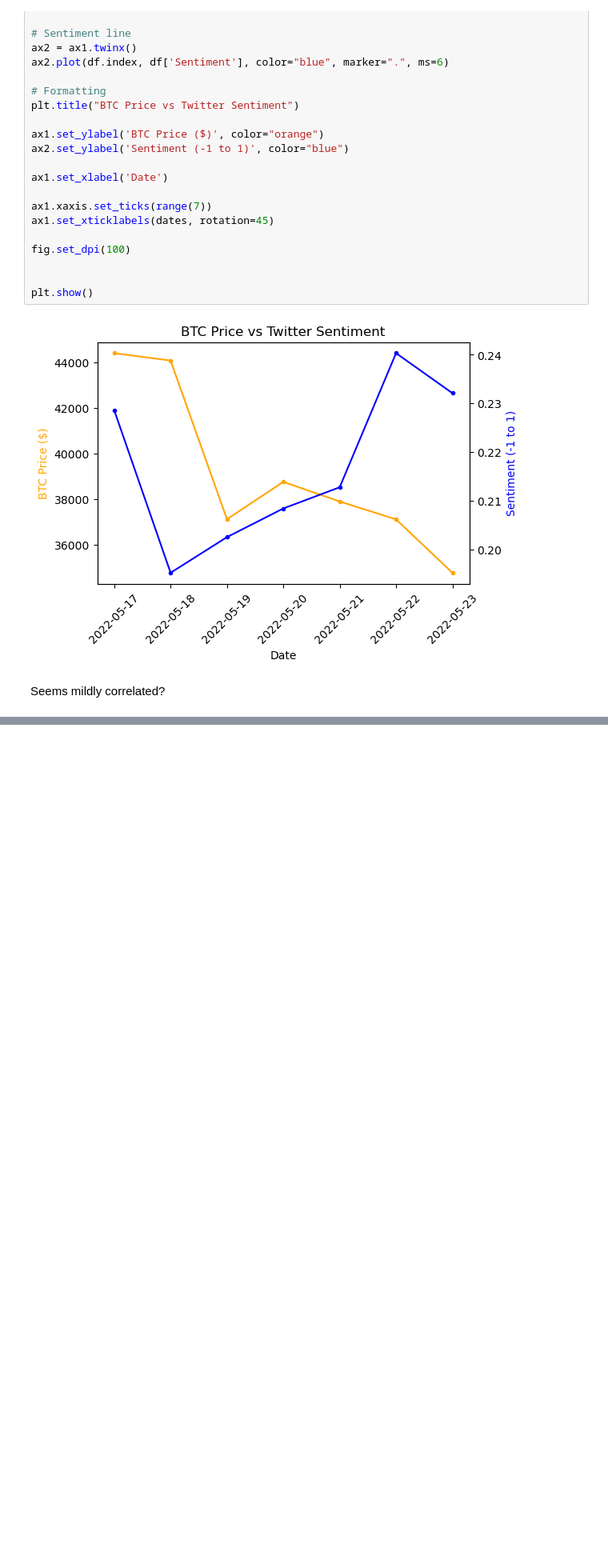
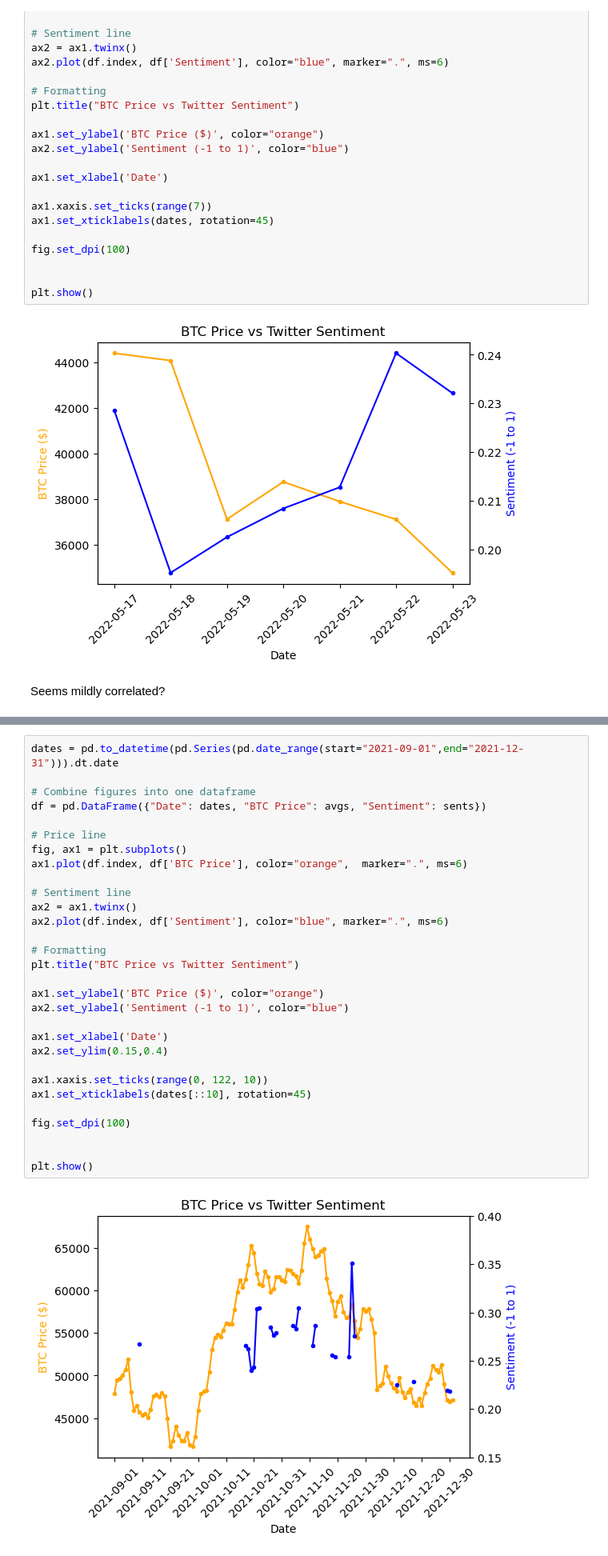
Before and after one commit to joshbrook/BTC-Sentiment-Analysis, a Jupyter notebook: graphing.ipynb, the cells around one changed output, grey strips where cells are left out. Shown: that part at 80% size. Saved outputs shown, nothing was run; the diff lists cells and outputs as text; blank space fills up the shorter version.

Commit message:
trying to smooth graph

```diff
--- a/graphing.ipynb
+++ b/graphing.ipynb
@@ -165,0 +135,32 @@ plt.show()
+# %%
+dates = pd.to_datetime(pd.Series(pd.date_range(start="2021-09-01",end="2021-12-31"))).dt.date
+
+# Combine figures into one dataframe
+df = pd.DataFrame({"Date": dates, "BTC Price": avgs, "Sentiment": sents})
+
+# Price line
+fig, ax1 = plt.subplots()
+ax1.plot(df.index, df['BTC Price'], color="orange",  marker=".", ms=6)
+
+# Sentiment line
+ax2 = ax1.twinx()
+ax2.plot(df.index, df['Sentiment'], color="blue", marker=".", ms=6)
+
+# Formatting
+plt.title("BTC Price vs Twitter Sentiment")
+
+ax1.set_ylabel('BTC Price ($)', color="orange")
+ax2.set_ylabel('Sentiment (-1 to 1)', color="blue")
+
+ax1.set_xlabel('Date')
+ax2.set_ylim(0.15,0.4)
+
+ax1.xaxis.set_ticks(range(0, 122, 10))
+ax1.set_xticklabels(dates[::10], rotation=45)
+
+fig.set_dpi(100)
+
+
+plt.show()
+# %% [output]
+[figure, added]
```
Also changed, not shown: parts of 9 cells of this notebook, 1 other file.
